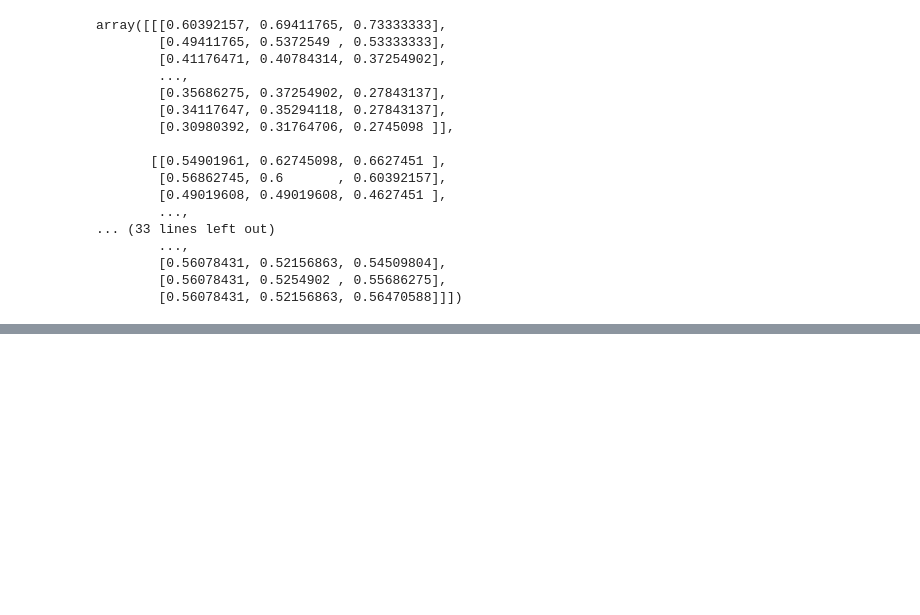
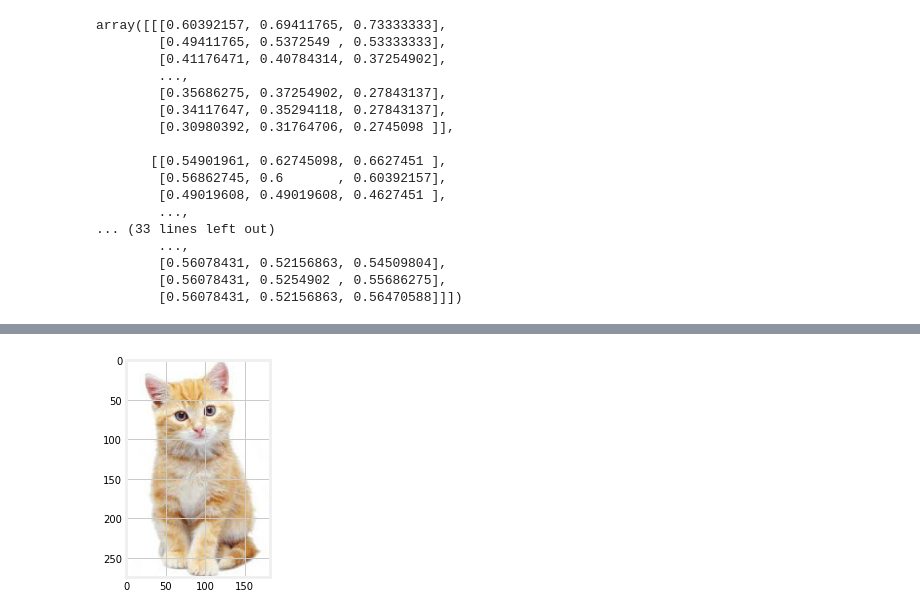
Before and after one commit to michelleruas/Cancer-Detection-ML, a Jupyter notebook: Image_Classification.ipynb, the cells around one changed output, grey strips where cells are left out. Saved outputs shown, nothing was run; the diff lists cells and outputs as text; code cells hidden in the pictures; blank space fills up the shorter version.

```diff
--- a/Image_Classification.ipynb
+++ b/Image_Classification.ipynb
@@ -192,0 +239,6 @@ Epoch 5/10
+# %%
+#Show the image
+new_image = plt.imread('download.jpg')
+img = plt.imshow(new_image)
+# %% [output]
+[figure, added]
```
Also changed, not shown: parts of 11 cells of this notebook.
